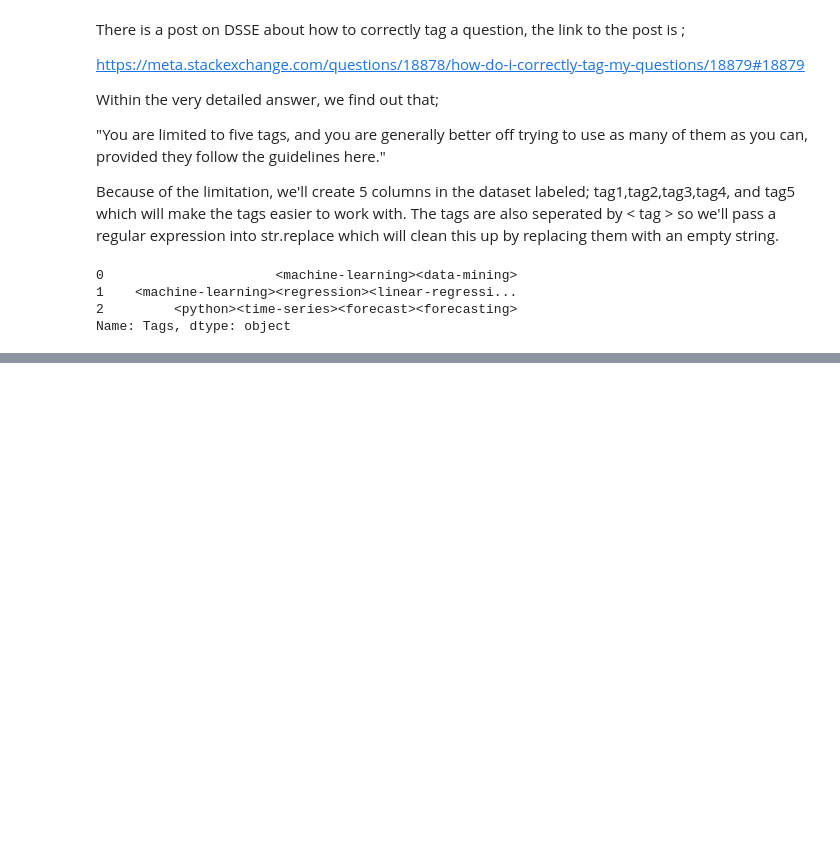
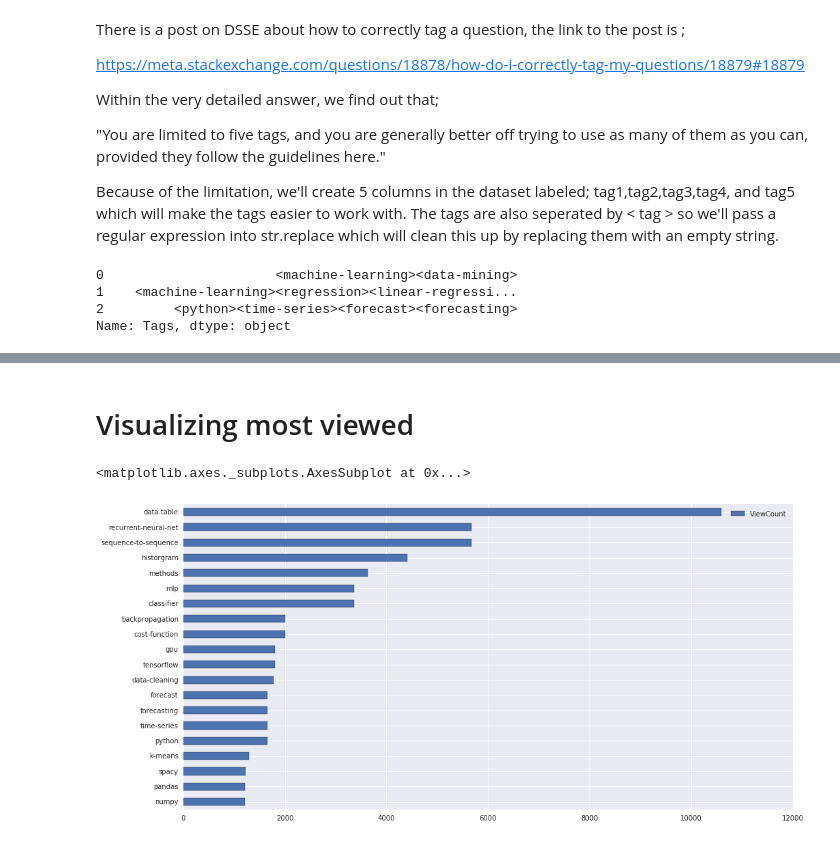
Before and after one commit to nkalpaxis/Popular_Data_Science_Questions, a Jupyter notebook: Data_Science_Questions.ipynb, the cells around one changed output, grey strips where cells are left out. Saved outputs shown, nothing was run; the diff lists cells and outputs as text; code cells hidden in the pictures; blank space fills up the shorter version.

```diff
--- a/Data_Science_Questions.ipynb
+++ b/Data_Science_Questions.ipynb
@@ -100,0 +176,24 @@ Name: Tags, dtype: object
+# %%
+# create a dictonary for tag view counts
+tag_view_count = dict()
+
+for index, row in file.iterrows():
+    for tag in row['Tags']:
+        if tag in tag_view_count:
+            tag_view_count[tag] + row['ViewCount']
+        else:
+            tag_view_count[tag] = row['ViewCount']
+# %%
+# convert dict to DataFrame and rename column
+tag_view_count = pd.DataFrame.from_dict(tag_view_count, orient='index')
+tag_view_count.rename(columns={0: 'ViewCount'}, inplace=True)
+# %%
+# create most_viewed sorted by top 20
+most_viewed = tag_view_count.sort_values(by='ViewCount').tail(20)
+# %% [markdown]
+# Visualizing most viewed
+# %%
+most_viewed.plot(kind='barh', figsize=(16,8))
+# %% [output]
+<matplotlib.axes._subplots.AxesSubplot at 0x...>
+[figure, added]
```
Also changed, not shown: parts of 35 cells of this notebook.
